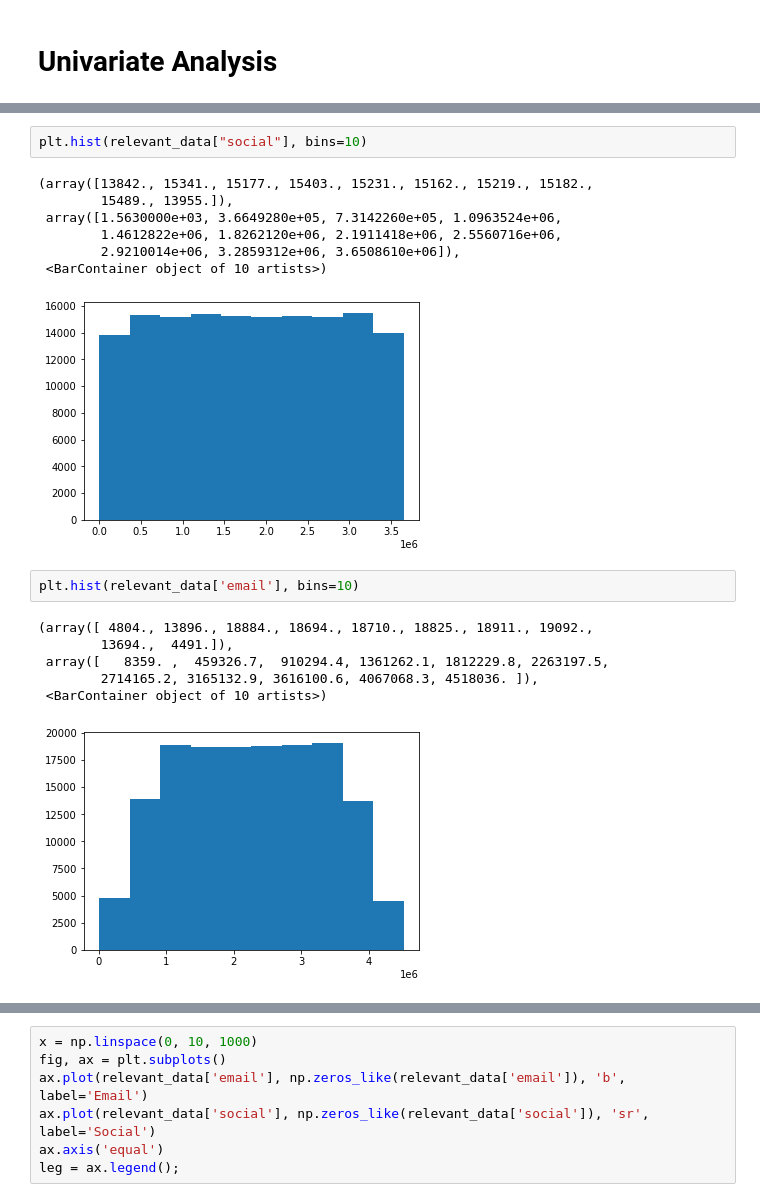
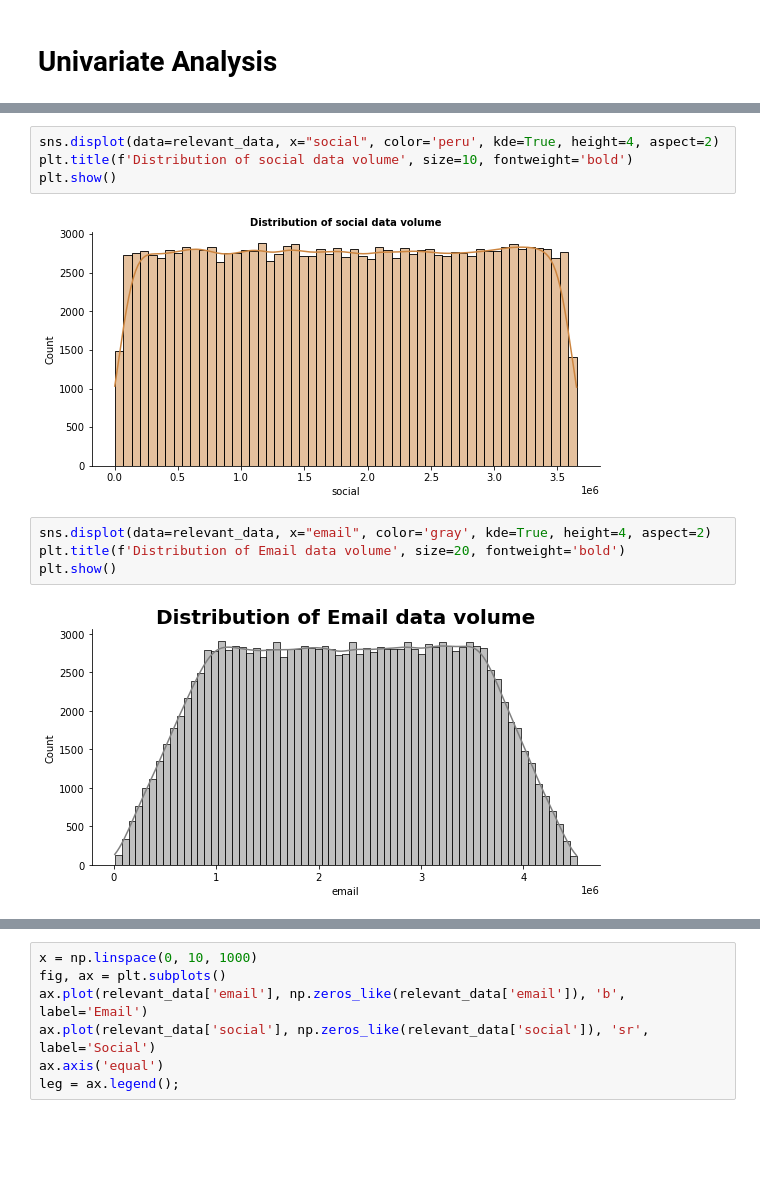
Before and after one commit to Ammon21/Telecom-Analysis, a Jupyter notebook: Notebooks/User_Overview 1.2.ipynb, the cells around one changed output, grey strips where cells are left out. Drawn from its saved outputs; the diff is of its cells as text; blank space fills up the shorter version.

```diff
--- a/Notebooks/User_Overview 1.2.ipynb
+++ b/Notebooks/User_Overview 1.2.ipynb
@@ -138,19 +128,12 @@ plt.hist(relevant_data['youtube'], bins=10)
 # %%
-plt.hist(relevant_data["social"], bins=10)
+sns.displot(data=relevant_data, x="social", color='peru', kde=True, height=4, aspect=2)
+plt.title(f'Distribution of social data volume', size=10, fontweight='bold')
+plt.show()
 # %% [output]
-(array([13842., 15341., 15177., 15403., 15231., 15162., 15219., 15182.,
-        15489., 13955.]),
- array([1.5630000e+03, 3.6649280e+05, 7.3142260e+05, 1.0963524e+06,
-        1.4612822e+06, 1.8262120e+06, 2.1911418e+06, 2.5560716e+06,
-        2.9210014e+06, 3.2859312e+06, 3.6508610e+06]),
- <BarContainer object of 10 artists>)
-[figure, old version]
+[figure, new version]
 # %%
-plt.hist(relevant_data['email'], bins=10)
+sns.displot(data=relevant_data, x="email", color='gray', kde=True, height=4, aspect=2)
+plt.title(f'Distribution of Email data volume', size=20, fontweight='bold')
+plt.show()
 # %% [output]
-(array([ 4804., 13896., 18884., 18694., 18710., 18825., 18911., 19092.,
-        13694.,  4491.]),
- array([   8359. ,  459326.7,  910294.4, 1361262.1, 1812229.8, 2263197.5,
-        2714165.2, 3165132.9, 3616100.6, 4067068.3, 4518036. ]),
- <BarContainer object of 10 artists>)
-[figure, old version]
+[figure, new version]
```
Also changed, not shown: parts of 36 cells of this notebook.
